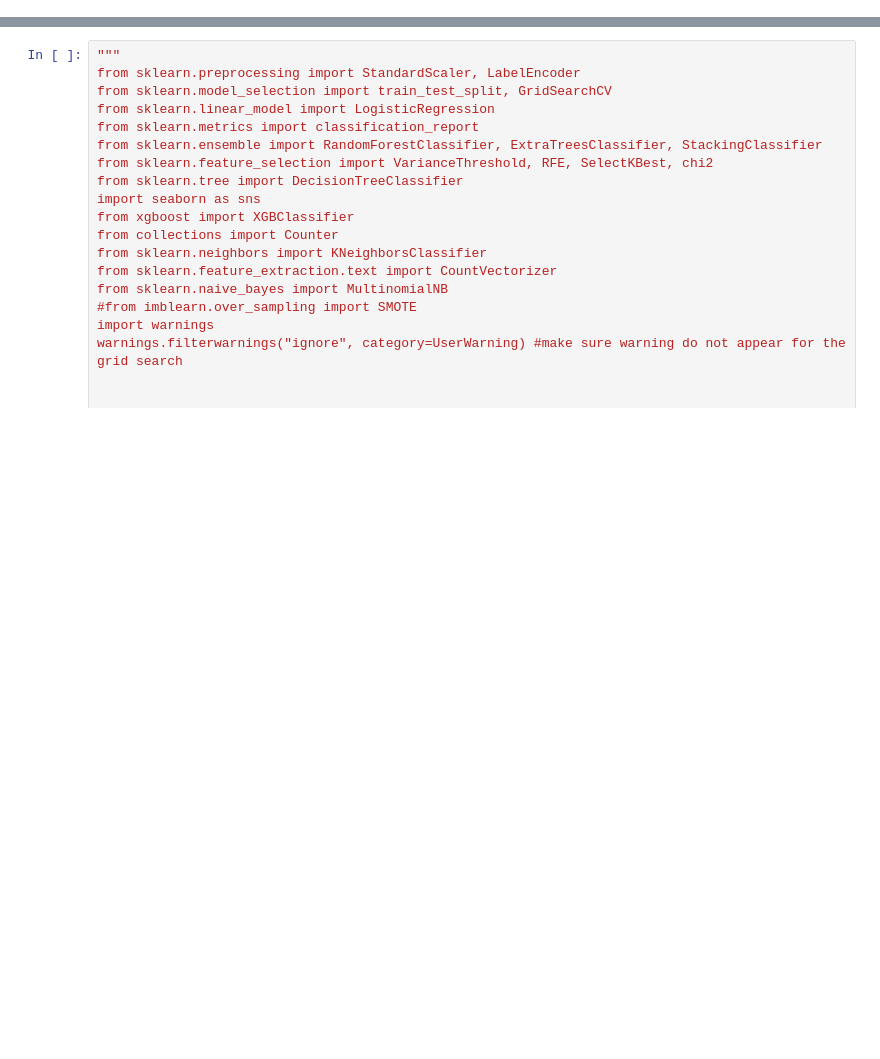
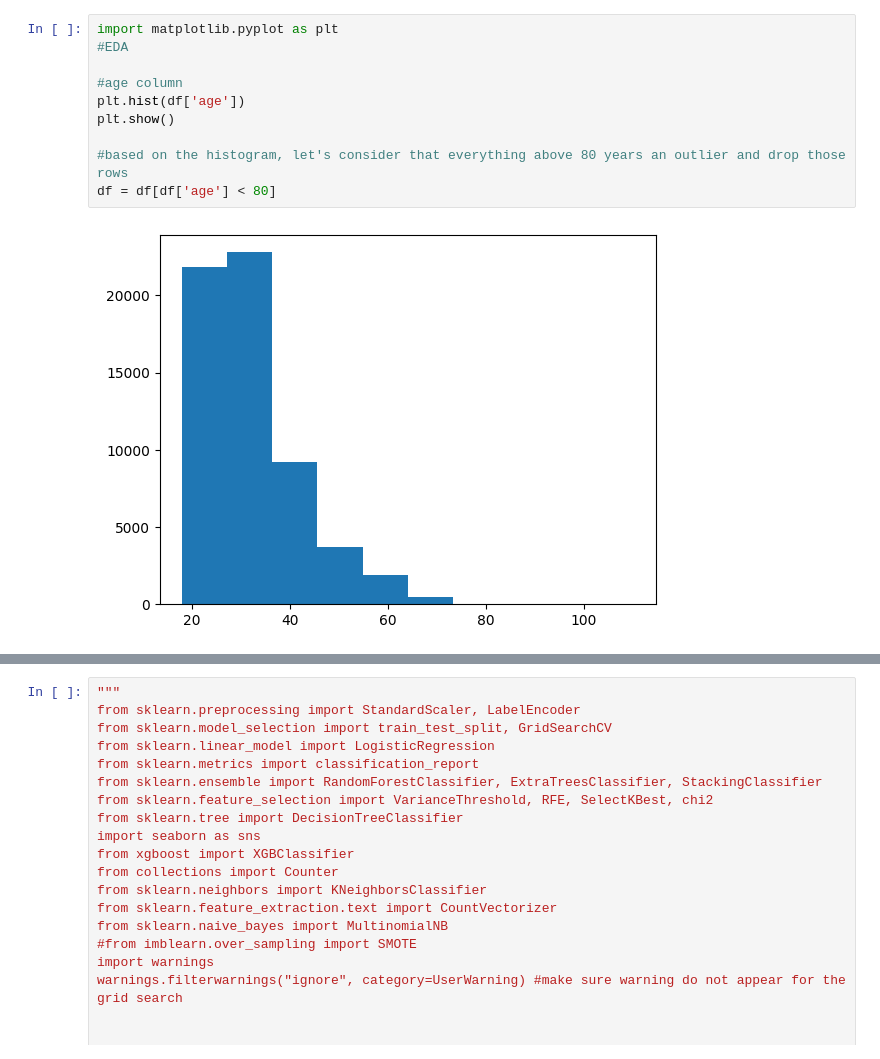
Before and after one commit to pedrodinism/okcupid_data_a_scientist, a Jupyter notebook: date-a-scientist_v2.ipynb, the cells around one changed output, grey strips where cells are left out. Drawn from its saved outputs; the diff is of its cells as text; blank space fills up the shorter version.

```diff
--- a/date-a-scientist_v2.ipynb
+++ b/date-a-scientist_v2.ipynb
@@ -0,0 +34,12 @@
+# %%
+import matplotlib.pyplot as plt
+#EDA
+
+#age column
+plt.hist(df['age'])
+plt.show()
+
+#based on the histogram, let's consider that everything above 80 years an outlier and drop those rows
+df = df[df['age'] < 80]
+# %% [output]
+[figure, added]
```
Also changed, not shown: parts of 25 cells of this notebook.
